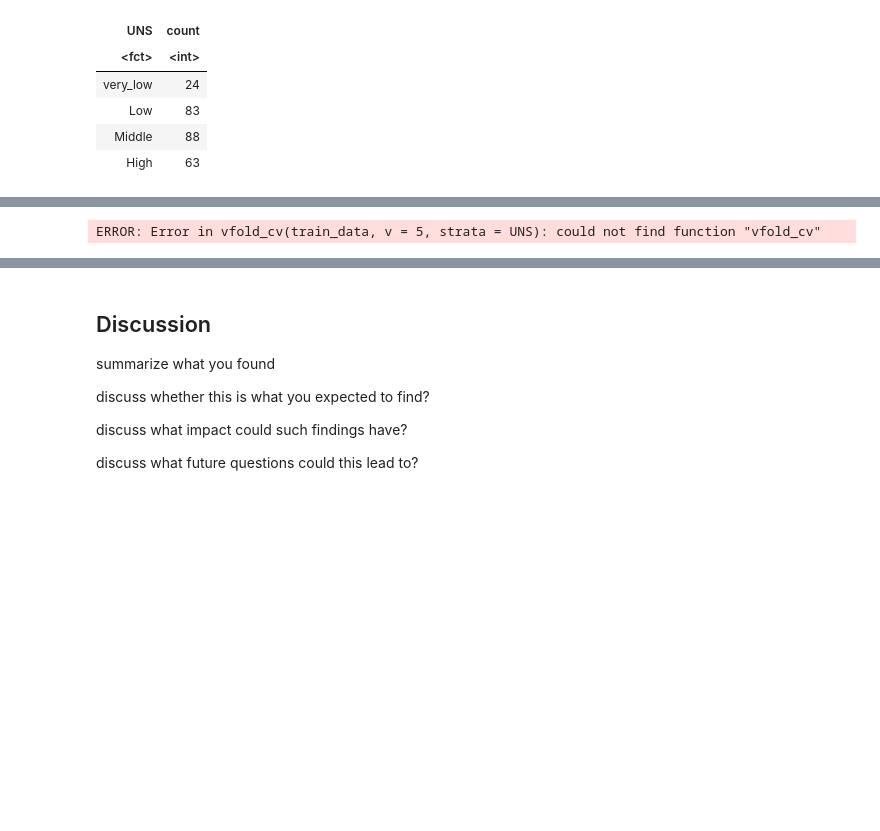
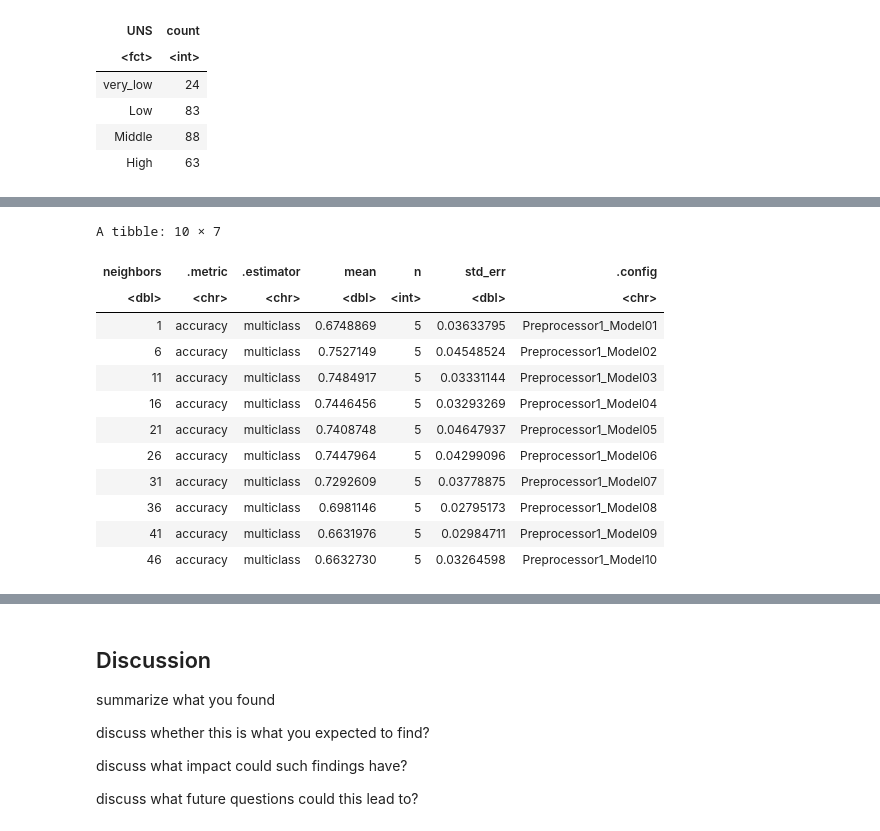
Before and after one commit to fyang1419/Group-56-Project, a Jupyter notebook: Project Report.ipynb, the cells around one changed output, grey strips where cells are left out. Drawn from its saved outputs; the diff is of its cells as text; code cells hidden in the pictures; blank space fills up the shorter version.

```diff
--- a/Project Report.ipynb
+++ b/Project Report.ipynb
@@ -177,25 +163,37 @@ ggpairs(train_data, aes(color=UNS),
 # %%
 set.seed(1)
 vfold <- vfold_cv(train_data, v = 5, strata = UNS)
 
 recipe <- recipe(UNS ~ STG+STR+PEG, data = train_data) |>
   step_scale(all_predictors()) |>
   step_center(all_predictors())
 
 knn_spec <- nearest_neighbor(weight_func = "rectangular", neighbors = tune()) |>
   set_engine("kknn") |>
   set_mode("classification")
 
-gridvals <- tibble(neighbors = seq(from = 1, to = 50, by = 2))
+gridvals <- tibble(neighbors = seq(from = 1, to = 50, by = 5))
 
 knn_results <- workflow() |>
   add_recipe(recipe) |>
   add_model(knn_spec) |>
   tune_grid(resamples = vfold, grid = gridvals) |>
   collect_metrics()
 accuracies <- knn_results |>
   filter(.metric == "accuracy")
 
 accuracies
 # %% [output]
-ERROR: Error in vfold_cv(train_data, v = 5, strata = UNS): could not find function "vfold_cv"
+A tibble: 10 × 7
+| neighbors | .metric | .estimator | mean | n | std_err | .config |
+| <dbl> | <chr> | <chr> | <dbl> | <int> | <dbl> | <chr> |
+| 1 | accuracy | multiclass | 0.6748869 | 5 | 0.03633795 | Preprocessor1_Model01 |
+| 6 | accuracy | multiclass | 0.7527149 | 5 | 0.04548524 | Preprocessor1_Model02 |
+| 11 | accuracy | multiclass | 0.7484917 | 5 | 0.03331144 | Preprocessor1_Model03 |
+| 16 | accuracy | multiclass | 0.7446456 | 5 | 0.03293269 | Preprocessor1_Model04 |
+| 21 | accuracy | multiclass | 0.7408748 | 5 | 0.04647937 | Preprocessor1_Model05 |
+| 26 | accuracy | multiclass | 0.7447964 | 5 | 0.04299096 | Preprocessor1_Model06 |
+| 31 | accuracy | multiclass | 0.7292609 | 5 | 0.03778875 | Preprocessor1_Model07 |
+| 36 | accuracy | multiclass | 0.6981146 | 5 | 0.02795173 | Preprocessor1_Model08 |
+| 41 | accuracy | multiclass | 0.6631976 | 5 | 0.02984711 | Preprocessor1_Model09 |
+| 46 | accuracy | multiclass | 0.6632730 | 5 | 0.03264598 | Preprocessor1_Model10 |
```
Also changed, not shown: parts of 14 cells of this notebook, 1 other file.
